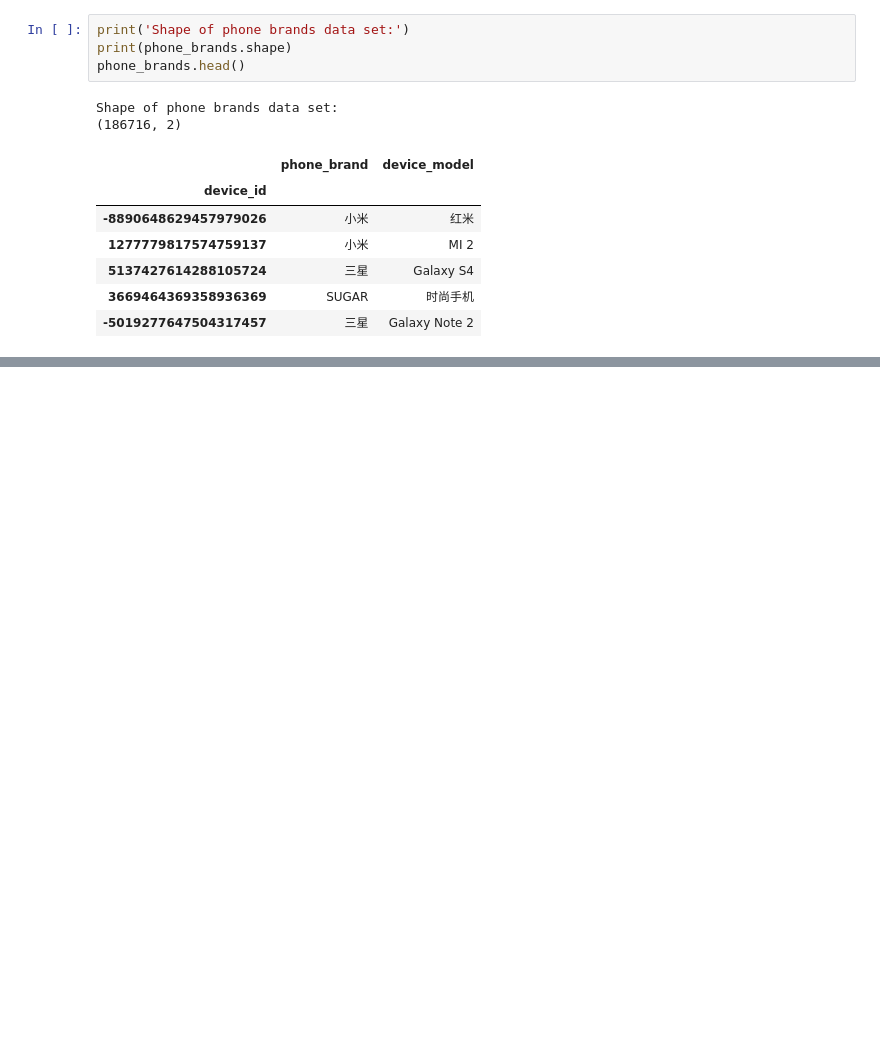
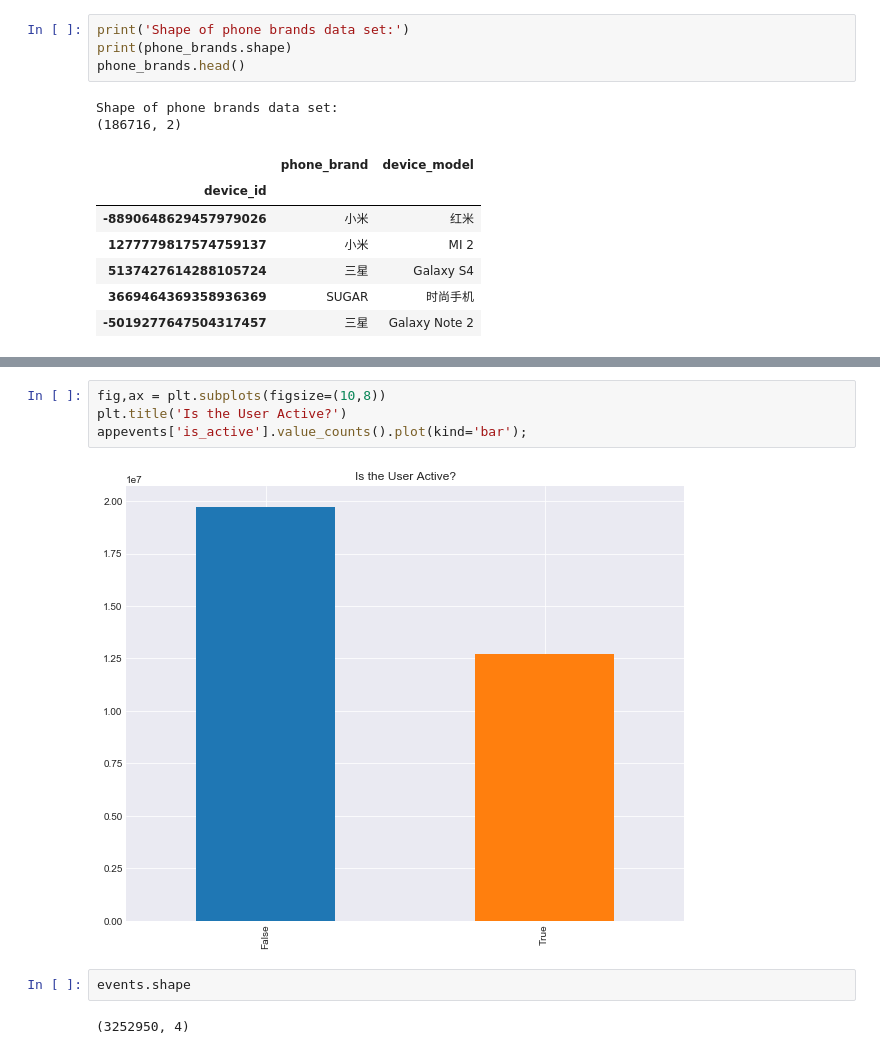
Before and after one commit to lamkg/Thinkful-Final-Capstone, a Jupyter notebook: Final Capstone.ipynb, the cells around one changed output, grey strips where cells are left out. Saved outputs shown, nothing was run; the diff lists cells and outputs as text; blank space fills up the shorter version.

```diff
--- a/Final Capstone.ipynb
+++ b/Final Capstone.ipynb
@@ -81,0 +120,10 @@ Shape of phone brands data set:
+# %%
+fig,ax = plt.subplots(figsize=(10,8))
+plt.title('Is the User Active?')
+appevents['is_active'].value_counts().plot(kind='bar');
+# %% [output]
+[figure, added]
+# %%
+events.shape
+# %% [output]
+(3252950, 4)
```
Also changed, not shown: parts of 5 cells of this notebook.
